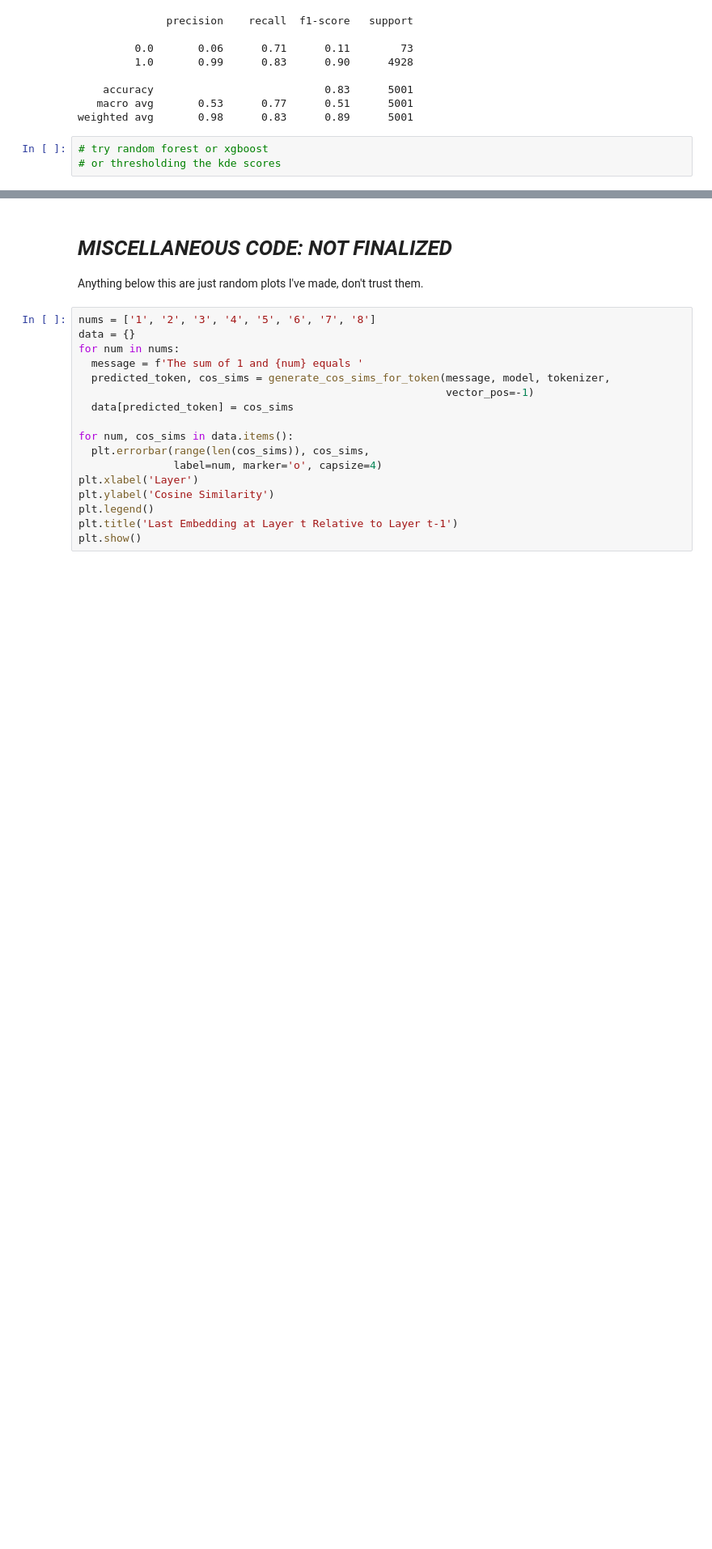
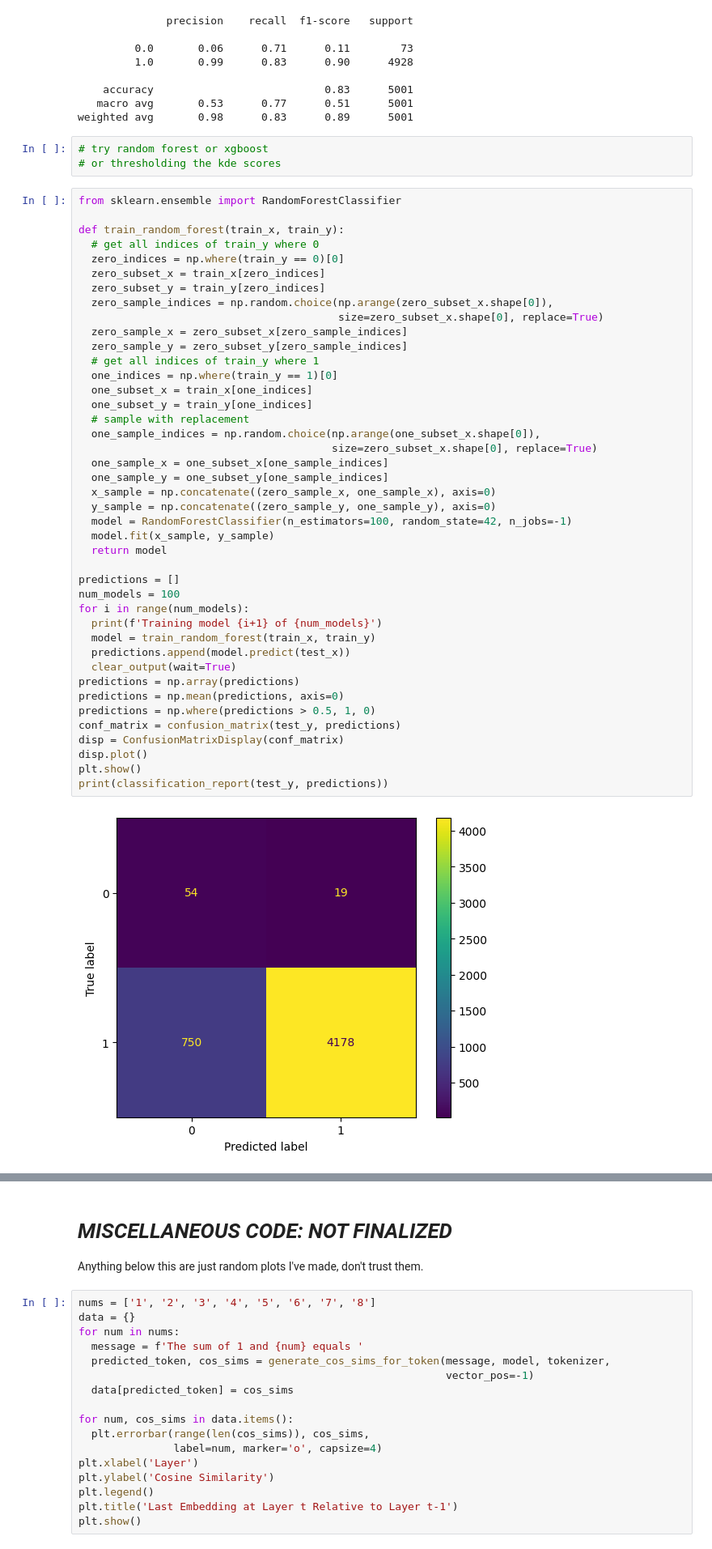
Before and after one commit to patelraj7021/llm-hallucination-monitoring, a Jupyter notebook: CAIS_research_project.ipynb, the cells around one changed output, grey strips where cells are left out. Shown at 81% size. Cells and saved outputs as stored; diff of their text form; blank space fills up the shorter version.

```diff
--- a/CAIS_research_project.ipynb
+++ b/CAIS_research_project.ipynb
@@ -888,3 +906,47 @@ weighted avg       0.98      0.83      0.89      5001
 # %%
 # try random forest or xgboost
 # or thresholding the kde scores
+# %%
+from sklearn.ensemble import RandomForestClassifier
+
+def train_random_forest(train_x, train_y):
+  # get all indices of train_y where 0
+  zero_indices = np.where(train_y == 0)[0]
+  zero_subset_x = train_x[zero_indices]
+  zero_subset_y = train_y[zero_indices]
+  zero_sample_indices = np.random.choice(np.arange(zero_subset_x.shape[0]),
+                                         size=zero_subset_x.shape[0], replace=True)
+  zero_sample_x = zero_subset_x[zero_sample_indices]
+  zero_sample_y = zero_subset_y[zero_sample_indices]
+  # get all indices of train_y where 1
+  one_indices = np.where(train_y == 1)[0]
+  one_subset_x = train_x[one_indices]
+  one_subset_y = train_y[one_indices]
+  # sample with replacement
+  one_sample_indices = np.random.choice(np.arange(one_subset_x.shape[0]),
+                                        size=zero_subset_x.shape[0], replace=True)
+  one_sample_x = one_subset_x[one_sample_indices]
+  one_sample_y = one_subset_y[one_sample_indices]
+  x_sample = np.concatenate((zero_sample_x, one_sample_x), axis=0)
+  y_sample = np.concatenate((zero_sample_y, one_sample_y), axis=0)
+  model = RandomForestClassifier(n_estimators=100, random_state=42, n_jobs=-1)
+  model.fit(x_sample, y_sample)
+  return model
+
+predictions = []
+num_models = 100
+for i in range(num_models):
+  print(f'Training model {i+1} of {num_models}')
+  model = train_random_forest(train_x, train_y)
+  predictions.append(model.predict(test_x))
+  clear_output(wait=True)
+predictions = np.array(predictions)
+predictions = np.mean(predictions, axis=0)
+predictions = np.where(predictions > 0.5, 1, 0)
+conf_matrix = confusion_matrix(test_y, predictions)
+disp = ConfusionMatrixDisplay(conf_matrix)
+disp.plot()
+plt.show()
+print(classification_report(test_y, predictions))
+# %% [output]
+[figure, added]
```
Also changed, not shown: parts of 16 cells of this notebook.
